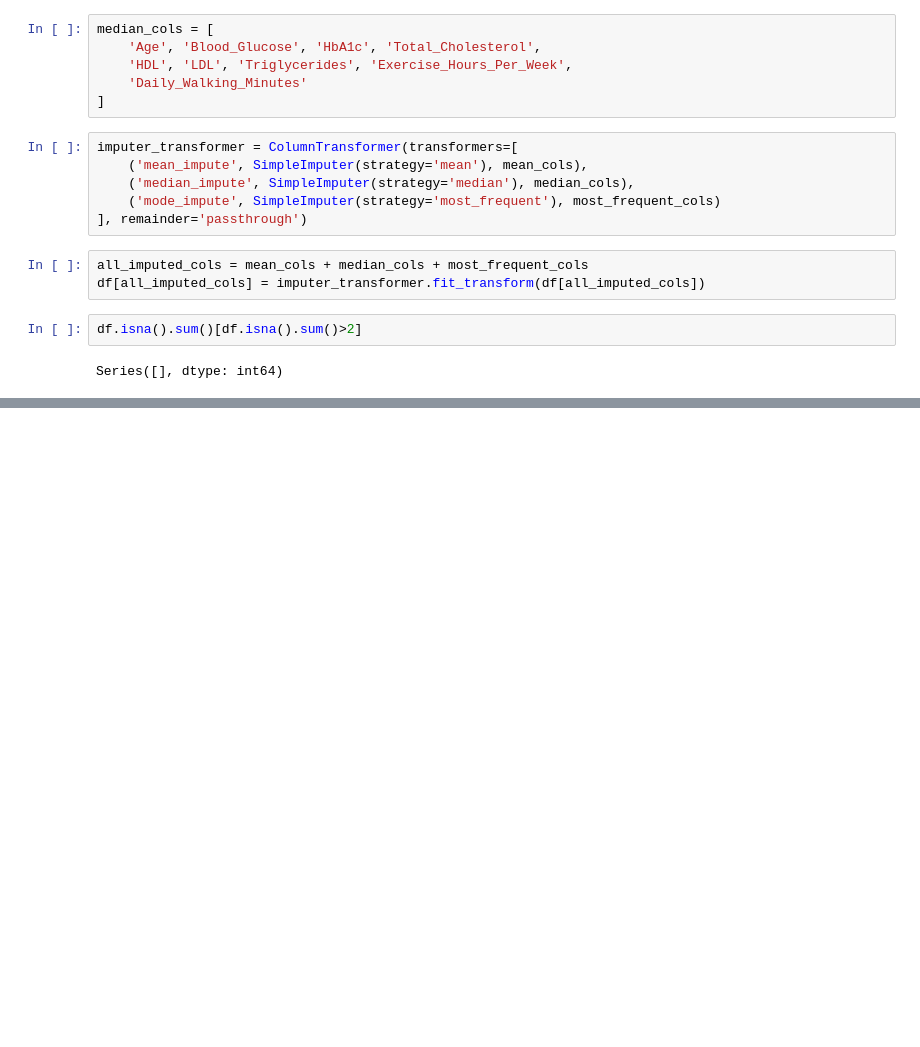
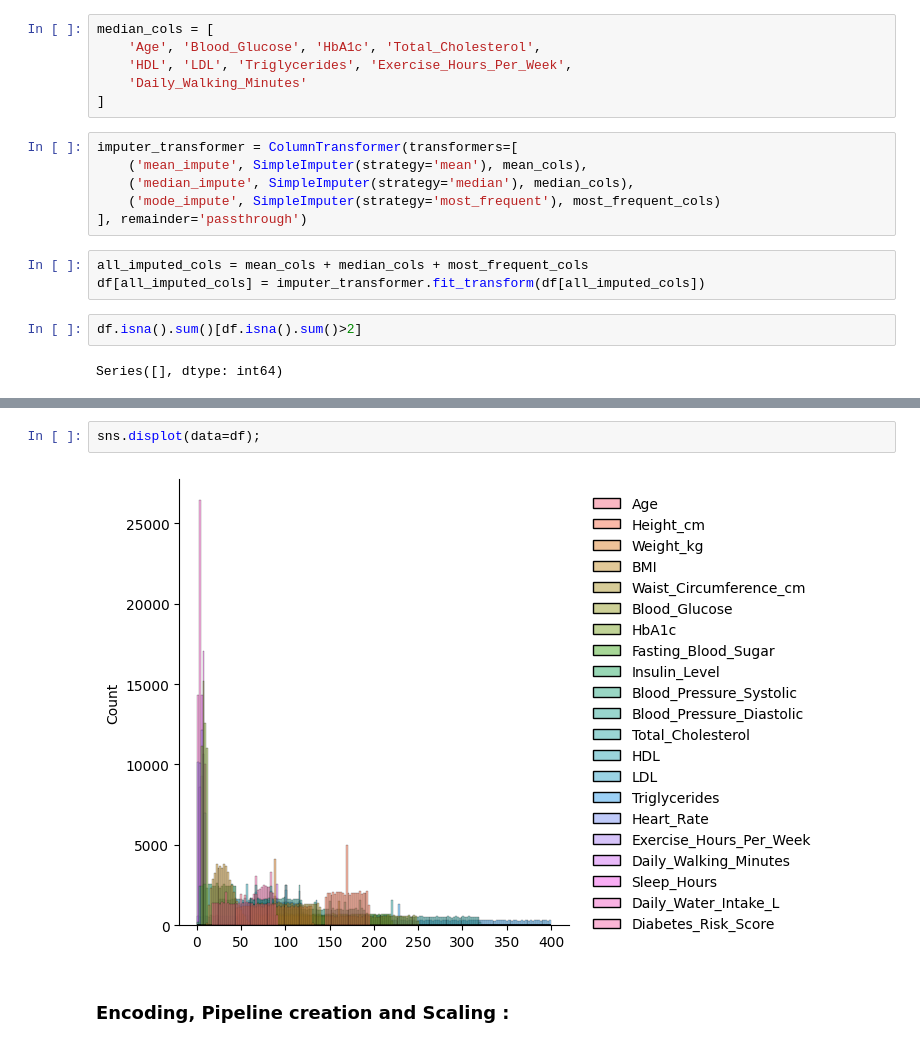
Before and after one commit to satyam2006-cmd/DataForge, a Jupyter notebook: Journey_milestones_and_mini_projects/Diabetes Risk prediction (examining xai).ipynb, the cells around one changed output, grey strips where cells are left out. Cells and saved outputs as stored; diff of their text form; blank space fills up the shorter version.

```diff
--- a/Journey_milestones_and_mini_projects/Diabetes Risk prediction (examining xai).ipynb
+++ b/Journey_milestones_and_mini_projects/Diabetes Risk prediction (examining xai).ipynb
@@ -150,0 +233,6 @@ Series([], dtype: int64)
+# %%
+sns.displot(data=df);
+# %% [output]
+[figure, added]
+# %% [markdown]
+### Encoding, Pipeline creation and  Scaling :
```
Also changed, not shown: parts of 34 cells of this notebook.
